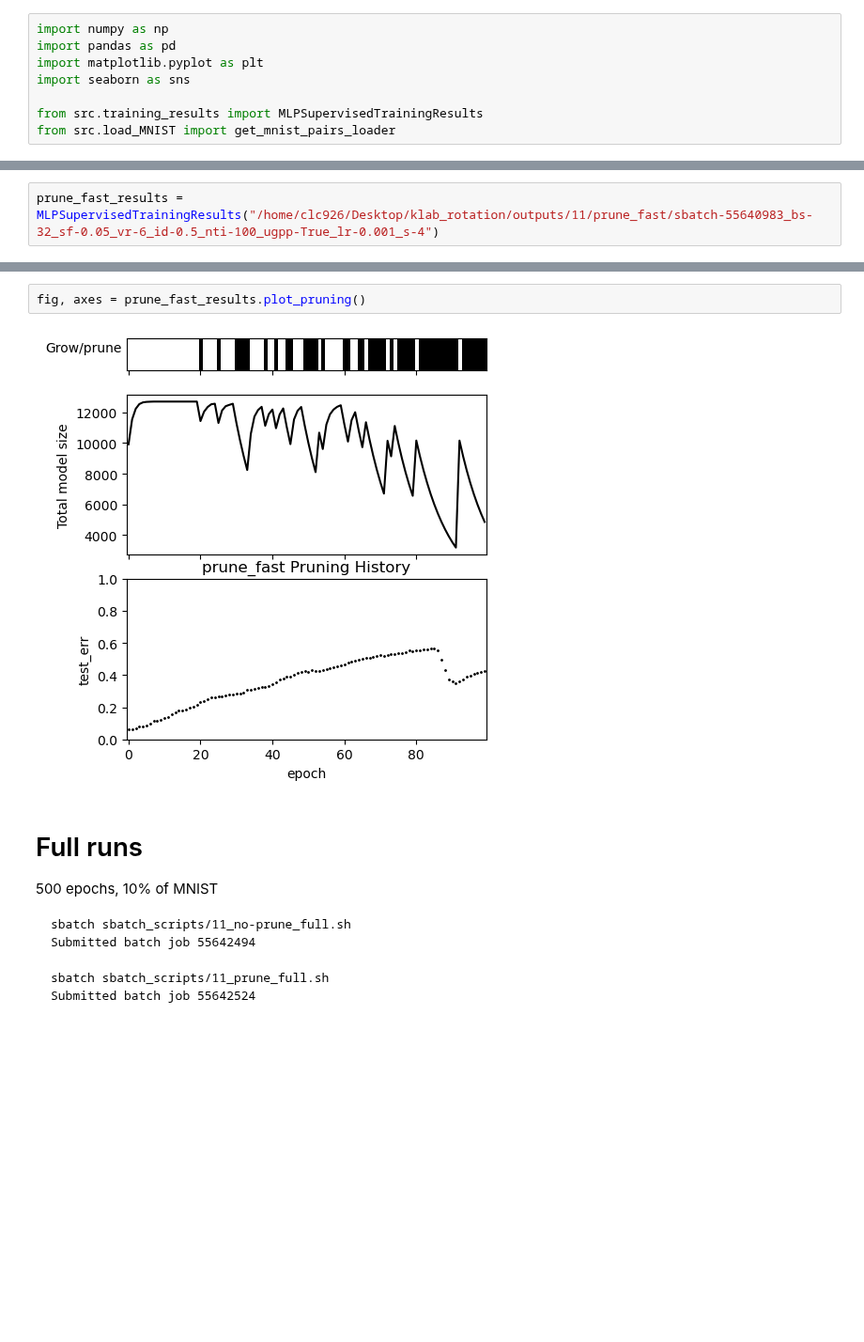
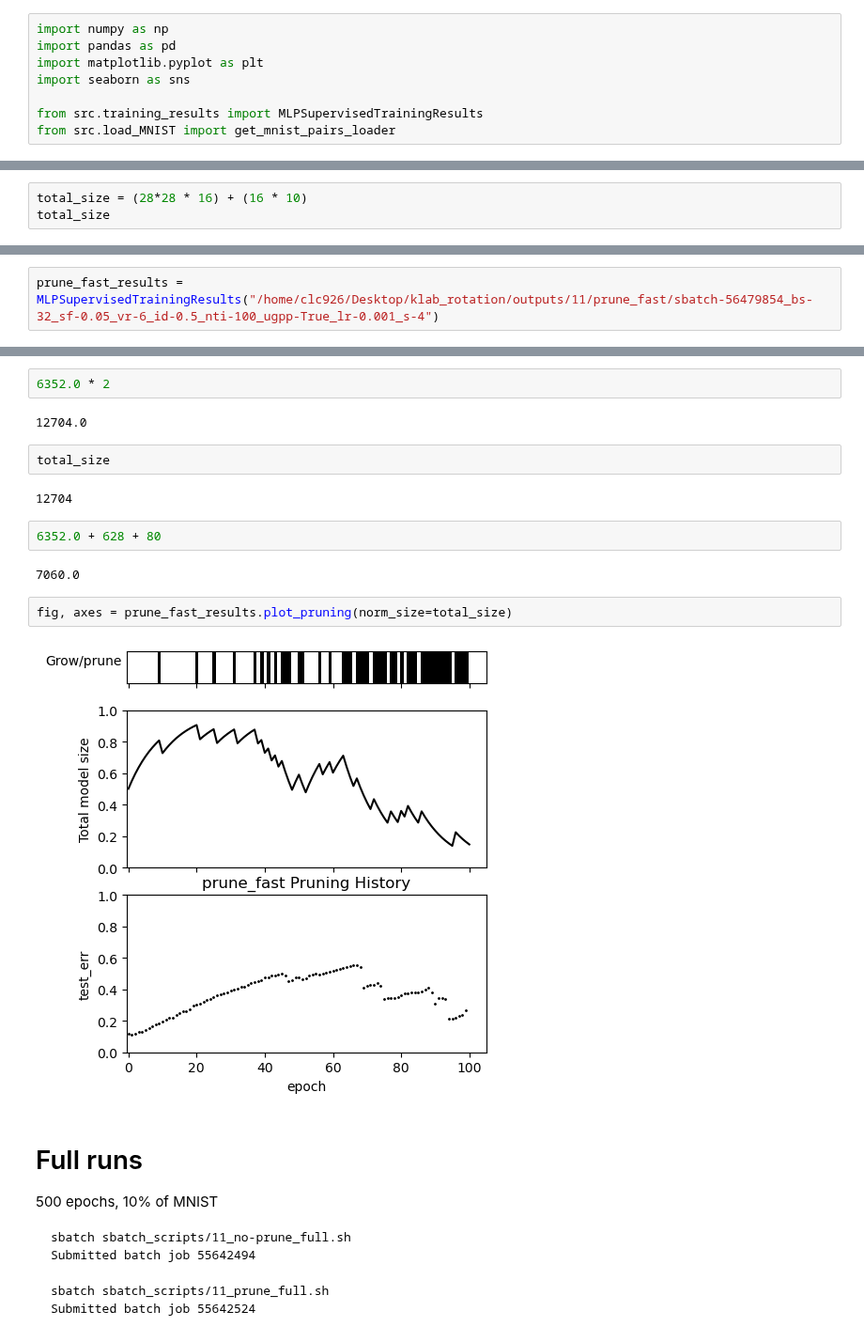
Before and after one commit to cchu70/klab_rotation, a Jupyter notebook: 11_Simple-MLP-supervised-SBATCH.ipynb, the cells around one changed output, grey strips where cells are left out. Shown at 94% size. Drawn from its saved outputs; the diff is of its cells as text; blank space fills up the shorter version.

```diff
--- a/11_Simple-MLP-supervised-SBATCH.ipynb
+++ b/11_Simple-MLP-supervised-SBATCH.ipynb
@@ -19,0 +28,3 @@ from src.load_MNIST import get_mnist_pairs_loader
+# %%
+total_size = (28*28 * 16) + (16 * 10)
+total_size
@@ -32,5 +65,5 @@ fig, ax = no_prune_fast_result.plot_pruning(figsize=(5, 7))
 # %%
-prune_fast_results = MLPSupervisedTrainingResults("/home/clc926/Desktop/klab_rotation/outputs/11/prune_fast/sbatch-55640983_bs-32_sf-0.05_vr-6_id-0.5_nti-100_ugpp-True_lr-0.001_s-4")
+prune_fast_results = MLPSupervisedTrainingResults("/home/clc926/Desktop/klab_rotation/outputs/11/prune_fast/sbatch-56479854_bs-32_sf-0.05_vr-6_id-0.5_nti-100_ugpp-True_lr-0.001_s-4")
 # %%
 prune_fast_results.plot_training_losses()
 # %% [output]
@@ -40,7 +93,19 @@ prune_fast_results.plot_training_losses()
+# %%
+6352.0 * 2
+# %% [output]
+12704.0
+# %%
+total_size
+# %% [output]
+12704
+# %%
+6352.0 + 628 + 80
+# %% [output]
+7060.0
 # %%
-fig, axes = prune_fast_results.plot_pruning()
+fig, axes = prune_fast_results.plot_pruning(norm_size=total_size)
 # %% [output]
-[figure, old version]
+[figure, new version]
 # %% [markdown]
 # Full runs
 
```
Also changed, not shown: parts of 8 cells of this notebook, 4 other files.
